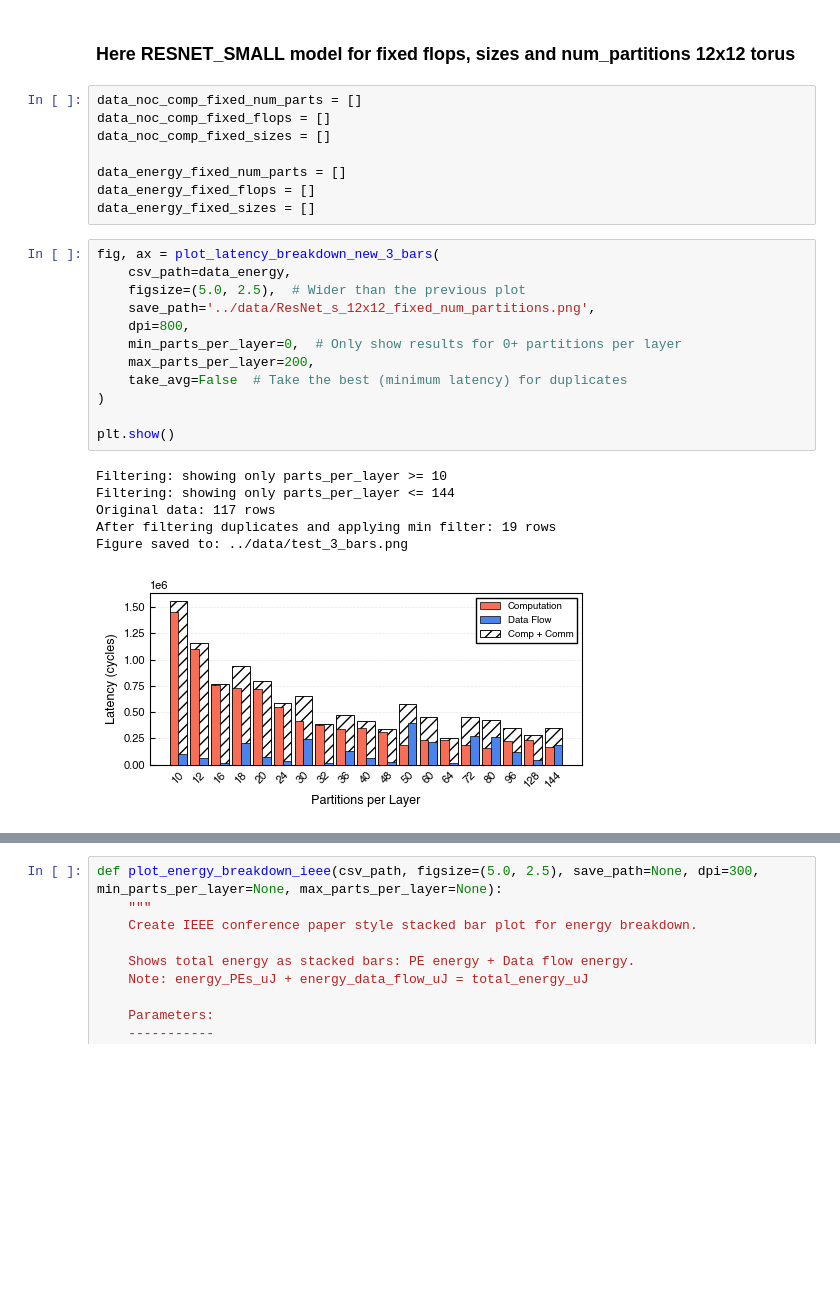
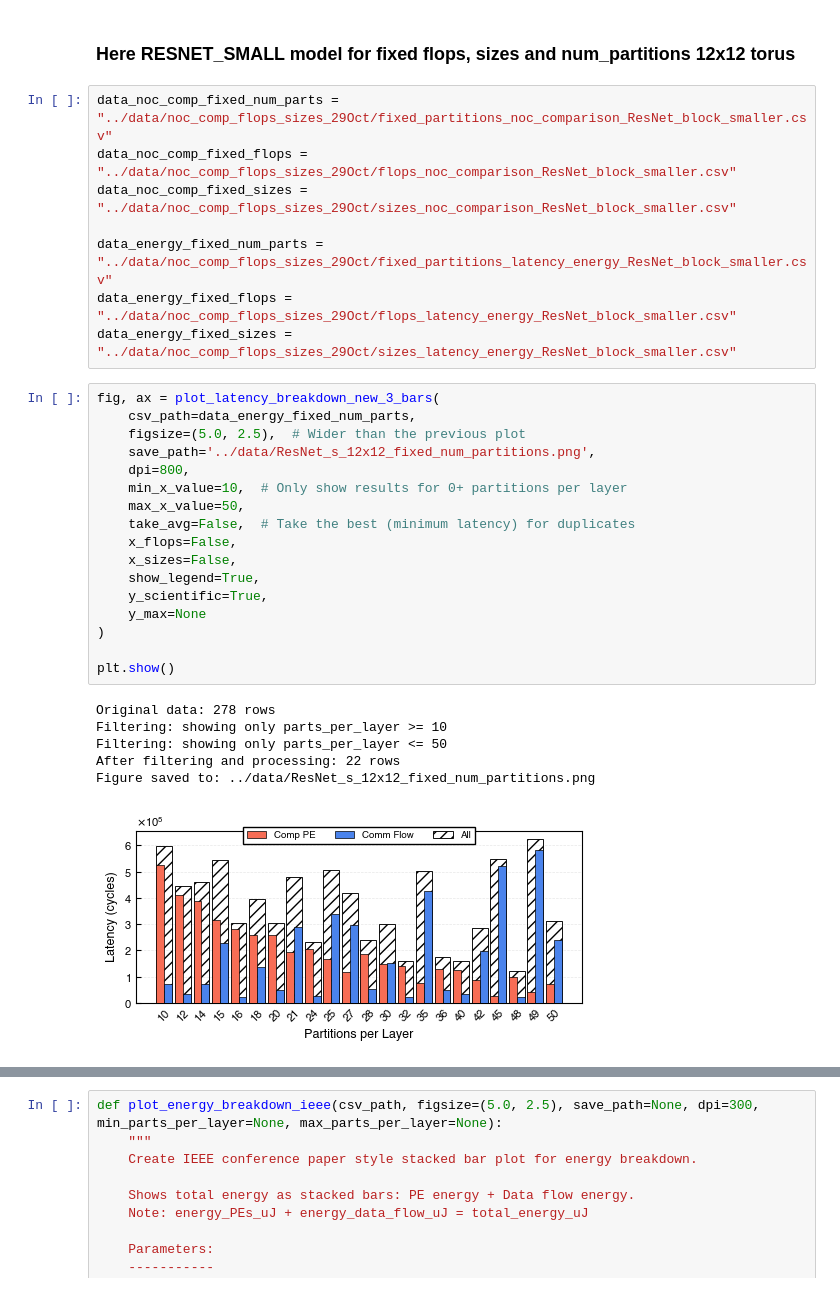
Before and after one commit to jjastrz14/ReNOS, a Jupyter notebook: notebooks/NoC_comparisons.ipynb, the cells around one changed output, grey strips where cells are left out. Saved outputs shown, nothing was run; the diff lists cells and outputs as text; blank space fills up the shorter version.

Commit message:
plots updated

```diff
--- a/notebooks/NoC_comparisons.ipynb
+++ b/notebooks/NoC_comparisons.ipynb
@@ -1201,31 +875,36 @@ Latency Statistics:
 # %% [markdown]
 ### Here RESNET_SMALL model for fixed flops, sizes and num_partitions 12x12 torus
 # %%
-data_noc_comp_fixed_num_parts = []
-data_noc_comp_fixed_flops = []
-data_noc_comp_fixed_sizes = []
+data_noc_comp_fixed_num_parts = "../data/noc_comp_flops_sizes_29Oct/fixed_partitions_noc_comparison_ResNet_block_smaller.csv"
+data_noc_comp_fixed_flops = "../data/noc_comp_flops_sizes_29Oct/flops_noc_comparison_ResNet_block_smaller.csv"
+data_noc_comp_fixed_sizes = "../data/noc_comp_flops_sizes_29Oct/sizes_noc_comparison_ResNet_block_smaller.csv"
 
-data_energy_fixed_num_parts = []
-data_energy_fixed_flops = []
-data_energy_fixed_sizes = []
+data_energy_fixed_num_parts = "../data/noc_comp_flops_sizes_29Oct/fixed_partitions_latency_energy_ResNet_block_smaller.csv"
+data_energy_fixed_flops = "../data/noc_comp_flops_sizes_29Oct/flops_latency_energy_ResNet_block_smaller.csv"
+data_energy_fixed_sizes = "../data/noc_comp_flops_sizes_29Oct/sizes_latency_energy_ResNet_block_smaller.csv"
 # %%
 fig, ax = plot_latency_breakdown_new_3_bars(
-    csv_path=data_energy,
+    csv_path=data_energy_fixed_num_parts,
     figsize=(5.0, 2.5),  # Wider than the previous plot
     save_path='../data/ResNet_s_12x12_fixed_num_partitions.png',
     dpi=800,
-    min_parts_per_layer=0,  # Only show results for 0+ partitions per layer
-    max_parts_per_layer=200,
-    take_avg=False  # Take the best (minimum latency) for duplicates
+    min_x_value=10,  # Only show results for 0+ partitions per layer
+    max_x_value=50,
+    take_avg=False,  # Take the best (minimum latency) for duplicates
+    x_flops=False,
+    x_sizes=False,
+    show_legend=True,
+    y_scientific=True,
+    y_max=None
 )
 
 plt.show()
 # %% [output]
+Original data: 278 rows
 Filtering: showing only parts_per_layer >= 10
-Filtering: showing only parts_per_layer <= 144
-Original data: 117 rows
-After filtering duplicates and applying min filter: 19 rows
-Figure saved to: ../data/test_3_bars.png
+Filtering: showing only parts_per_layer <= 50
+After filtering and processing: 22 rows
+Figure saved to: ../data/ResNet_s_12x12_fixed_num_partitions.png
-[figure, old version]
+[figure, new version]
 # %%
 fig, ax1, ax2 = plot_latency_breakdown_with_error(
```
Also changed, not shown: parts of 15 cells of this notebook, 3 other files.
